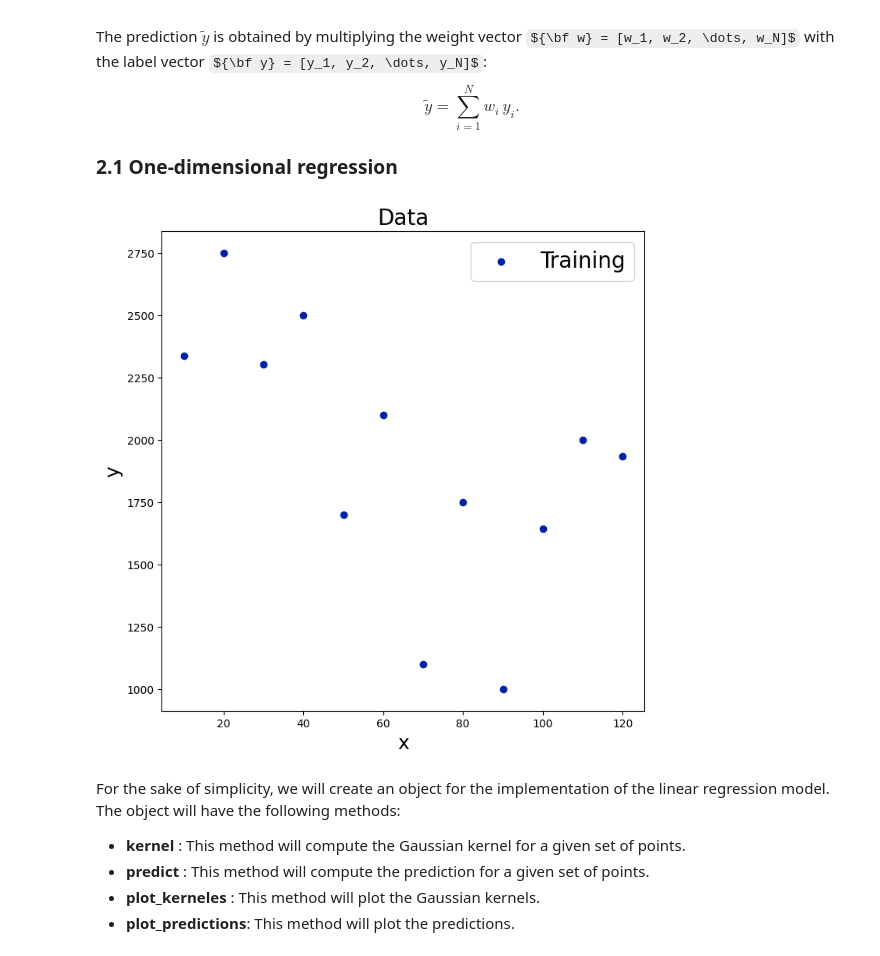
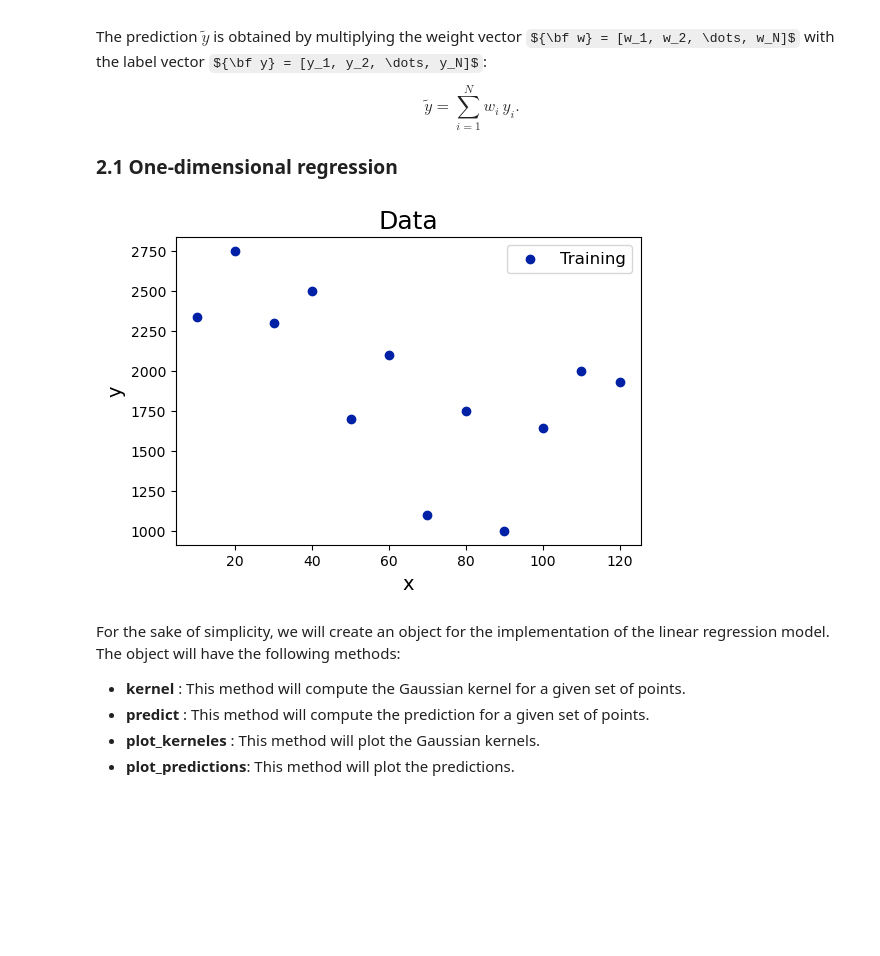
Before and after one commit to rhennig/EMA4935, a Jupyter notebook: Notebooks/08_Kernel_regressions.ipynb, the cells around one changed output. Cells and saved outputs as stored; diff of their text form; code cells hidden in the pictures; some formulas as TeX source; blank space fills up the shorter version.

```diff
--- a/Notebooks/08_Kernel_regressions.ipynb
+++ b/Notebooks/08_Kernel_regressions.ipynb
@@ -323,26 +333,26 @@ $$
 # %%
 # Create a 1D dataset
 X = np.array([10,20,30,40,50,60,70,80,90,100,110,120])
 Y = np.array([2337,2750,2301,2500,1700,2100,1100,1750,1000,1642,2000,1932])
 
 # Plot the dataset
-fig,ax=plt.subplots( figsize=(8,8) )
+fig,ax=plt.subplots( figsize=(6,4) )
 
-plt.rc('xtick', labelsize=18)
-plt.rc('ytick', labelsize=18)
+plt.rc('xtick', labelsize=12)
+plt.rc('ytick', labelsize=12)
 
-ax.set_xlabel('x', fontsize=18)
-ax.set_ylabel('y', fontsize=18)
+ax.set_xlabel('x', fontsize=14)
+ax.set_ylabel('y', fontsize=14)
 
-ax.set_title('Data',fontsize=20)
+ax.set_title('Data',fontsize=18)
 
 ax.scatter(X, Y, color=blue, label='Training')
 
-plt.legend(fontsize=20)
+plt.legend(fontsize=12)
 
 plt.show()
 # %% [output]
-[figure, old version]
+[figure, new version]
 # %% [markdown]
 For the sake of simplicity, we will create an object for the implementation of the linear regression model. The object will have the following methods:
 
```
Also changed, not shown: parts of 13 cells of this notebook, 1 other file.
